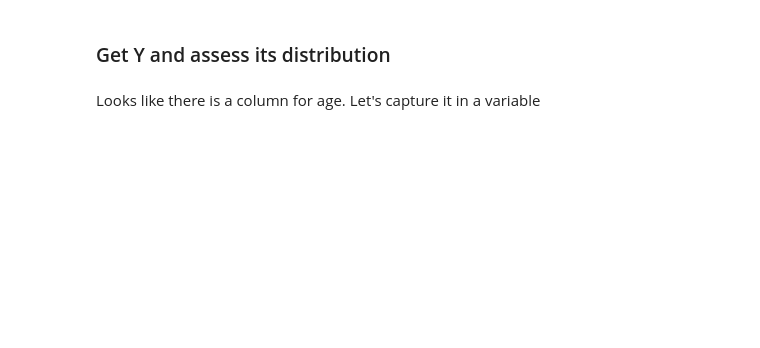
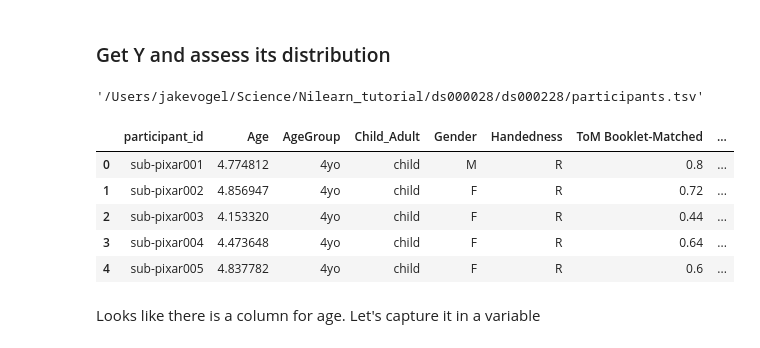
Before and after one commit to illdopejake/RS2018_Nilearn_tutorial, a Jupyter notebook: Nilearn_tutorial_2018_3_Machine_learning.ipynb, the cells around one changed output. Drawn from its saved outputs; the diff is of its cells as text; code cells hidden in the pictures; blank space fills up the shorter version.

Commit message:
made changes to tutorial 3

```diff
--- a/Nilearn_tutorial_2018_3_Machine_learning.ipynb
+++ b/Nilearn_tutorial_2018_3_Machine_learning.ipynb
@@ -14,9 +132,8 @@ If you already have downloaded the data, the next commands should load it. If yo
 You can still pop in after the "extract features" section
 # %%
 # if the data is already stored somewhere OR you want to store it somewhere, specify this here
-wdir = '/Users/jakevogel/Science/Nilearn_tutorial/ds000028/'
+#wdir = '/Users/jakevogel/Science/Nilearn_tutorial/ds000028/'
 
-# otherwise, comment the above and uncomment this
-# wdir = None
+wdir = None
 # %%
 # Now fetch the data
@@ -29,8 +148,22 @@ len(data.func)
 ### Get Y and assess its distribution
 # %%
 # Let's load the phenotype data
-pheno = DataFrame(data.phenotypic)
-pheno.head()
+data.phenotypic
+# %% [output]
+'/Users/jakevogel/Science/Nilearn_tutorial/ds000028/ds000228/participants.tsv'
+# %%
+from pandas import read_csv
+
+pheno = read_csv(data.phenotypic)
+#pheno = read_csv(data.phenotypic, sep='\t')
+pheno.head()
+# %% [output]
+|  | participant_id | Age | AgeGroup | Child_Adult | Gender | Handedness | ToM Booklet-Matched | ... |
+| 0 | sub-pixar001 | 4.774812 | 4yo | child | M | R | 0.8 | ... |
+| 1 | sub-pixar002 | 4.856947 | 4yo | child | F | R | 0.72 | ... |
+| 2 | sub-pixar003 | 4.153320 | 4yo | child | F | R | 0.44 | ... |
+| 3 | sub-pixar004 | 4.473648 | 4yo | child | F | R | 0.64 | ... |
+| 4 | sub-pixar005 | 4.837782 | 4yo | child | F | R | 0.6 | ... |
 # %% [markdown]
 Looks like there is a column for age. Let's capture it in a variable
 # %%
```
Also changed, not shown: parts of 53 cells of this notebook, 1 other file.
